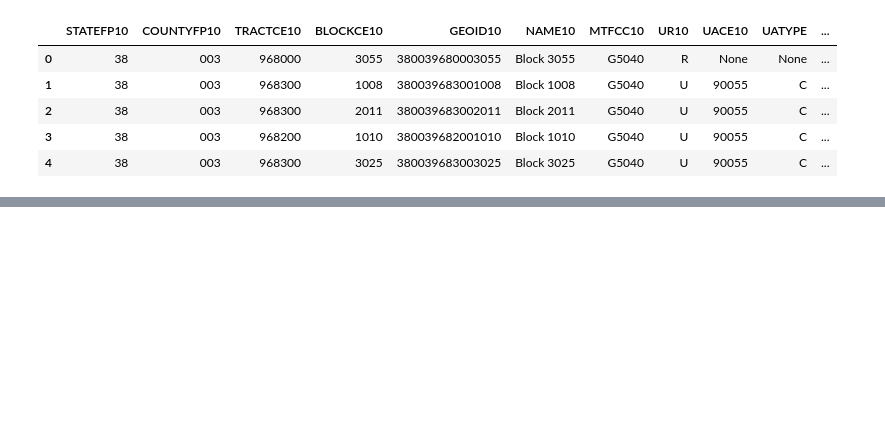
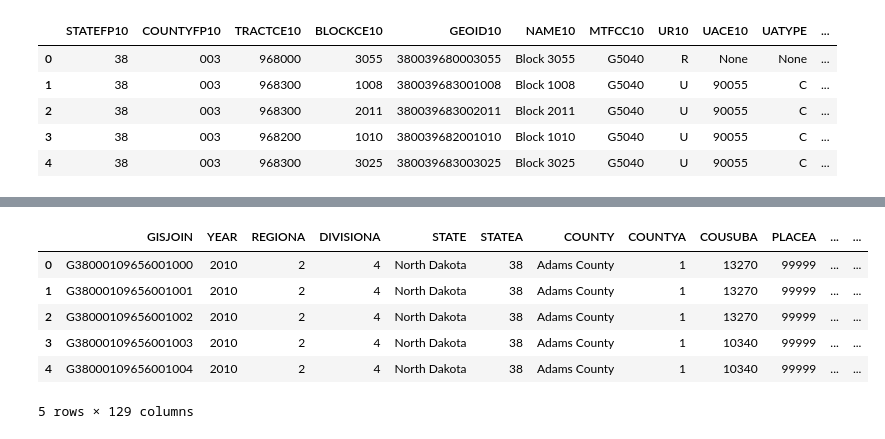
Before and after one commit to KeiferC/nd-precincts, a Jupyter notebook: counties/ND_Precinct.ipynb, the cells around one changed output, grey strips where cells are left out. Saved outputs shown, nothing was run; the diff lists cells and outputs as text; code cells hidden in the pictures; blank space fills up the shorter version.

```diff
--- a/counties/ND_Precinct.ipynb
+++ b/counties/ND_Precinct.ipynb
@@ -110,0 +125,13 @@ merged.to_file(outpath)
+# %%
+# Blocks Tabular Data
+blocks_path = '../nhgis_blocks/nhgis0003_ds172_2010_block.csv'
+blocks_data = pd.read_csv(blocks_path)
+blocks_data.head()
+# %% [output]
+|  | GISJOIN | YEAR | REGIONA | DIVISIONA | STATE | STATEA | COUNTY | COUNTYA | COUSUBA | PLACEA | ... | ... |
+| 0 | G38000109656001000 | 2010 | 2 | 4 | North Dakota | 38 | Adams County | 1 | 13270 | 99999 | ... | ... |
+| 1 | G38000109656001001 | 2010 | 2 | 4 | North Dakota | 38 | Adams County | 1 | 13270 | 99999 | ... | ... |
+| 2 | G38000109656001002 | 2010 | 2 | 4 | North Dakota | 38 | Adams County | 1 | 13270 | 99999 | ... | ... |
+| 3 | G38000109656001003 | 2010 | 2 | 4 | North Dakota | 38 | Adams County | 1 | 10340 | 99999 | ... | ... |
+| 4 | G38000109656001004 | 2010 | 2 | 4 | North Dakota | 38 | Adams County | 1 | 10340 | 99999 | ... | ... |
+5 rows × 129 columns
```
Also changed, not shown: parts of 12 cells of this notebook, 5 other files.
